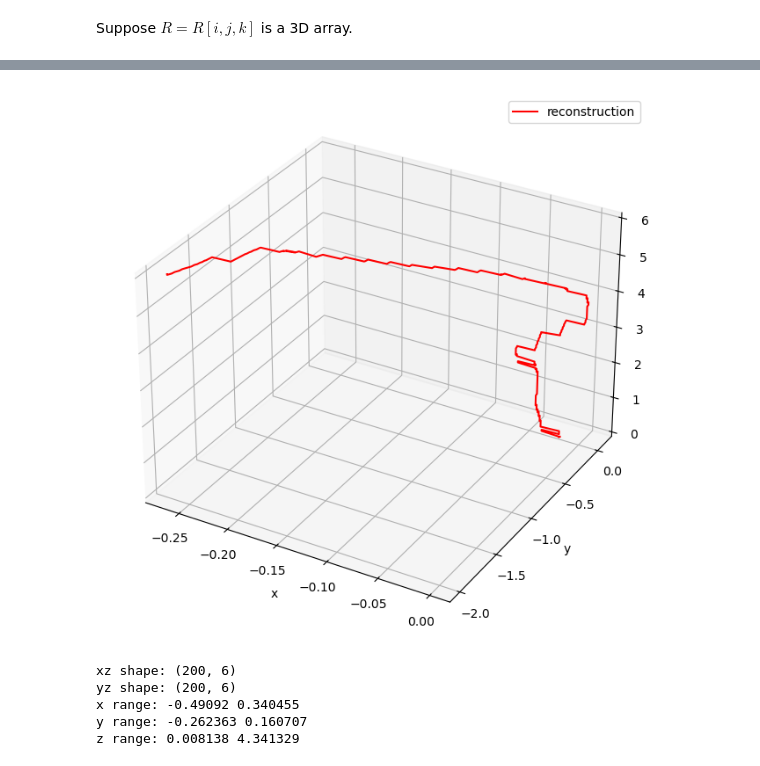
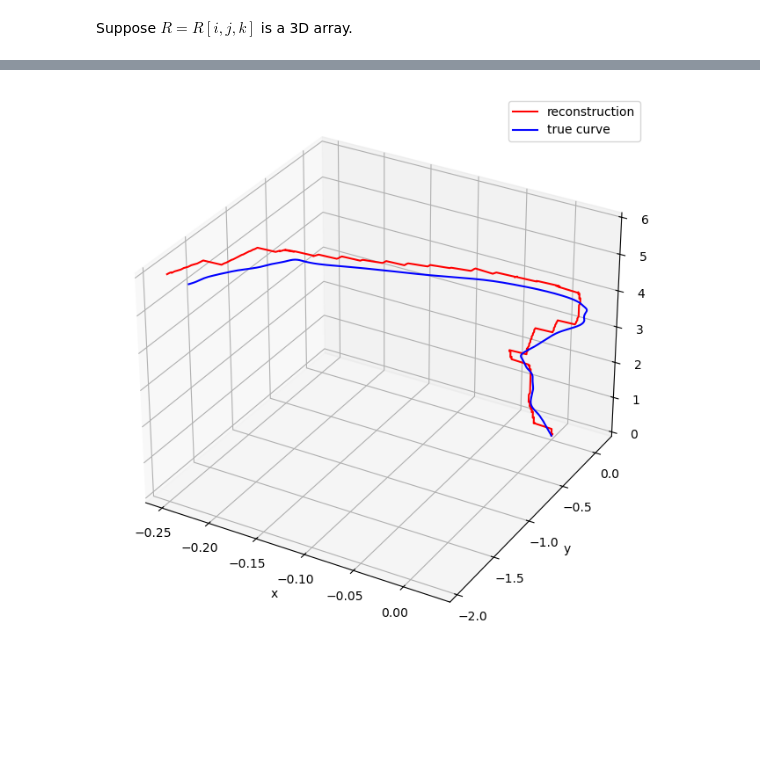
Before and after one commit to josef-lin/HFSP-dodder, a Jupyter notebook: src/data-reconstruction/probability-reconstruction.ipynb, the cells around one changed output, grey strips where cells are left out. Saved outputs shown, nothing was run; the diff lists cells and outputs as text; code cells hidden in the pictures; blank space fills up the shorter version.

Commit message:
update synthetic curve and points generation, error for reconstructed curve

```diff
--- a/src/data-reconstruction/probability-reconstruction.ipynb
+++ b/src/data-reconstruction/probability-reconstruction.ipynb
@@ -194,49 +194,44 @@ curve_phys = np.column_stack([
     z_phys[curve[:,2].astype(int)]
 ])
 
+curve_phys = np.flipud (curve_phys)
 
-fig = plt.figure(figsize=(8,8))
-ax = fig.add_subplot(111, projection='3d')
-
-ax.plot(
-    curve_phys[:,0],
-    curve_phys[:,1],
-    curve_phys[:,2],
-    'r-',
-    label = "reconstruction"
-)
-
-ax.set_xlabel("x")
-ax.set_ylabel("y")
-ax.set_zlabel("z")
-ax.legend()
-
-plt.show()
+# Then recenter the curve to be at origin
+x0, y0, z0 = curve_phys[0]
+curve_phys -= np.array([x0, y0, z0])
-# %% [output]
-[figure, removed]
+# %%
+true_curve_path = f"../../data/synthetic/images/true_curve.csv"
+
+df = pd.read_csv(true_curve_path)
+
+df = df[(df["gen"] == g) & (df["time"] == float(t))]
+
+true_curve = df[["x", "y", "z"]].values
 # %%
-import pandas as pd
+fig = plt.figure(figsize=(8,8))
+ax = fig.add_subplot(111, projection='3d')
 
-csv_path = f"../../data/synthetic/synthetic_data_independent_views.csv"
+ax.plot(
+    curve_phys[:,0],
+    curve_phys[:,1],
+    curve_phys[:,2],
+    'r-',
+    label = "reconstruction"
+)
 
-df = pd.read_csv(csv_path)
+ax.plot(
+    true_curve[:,0],
+    true_curve[:,1],
+    true_curve[:,2],
+    'b-',
+    label = "true curve"
+)
 
-df = df[(df["gen"] == g) & (df["time"] == float(t))]
+ax.set_xlabel("x")
+ax.set_ylabel("y")
+ax.set_zlabel("z")
+ax.legend()
 
-xz = df[df["view"] == "xz"]
-yz = df[df["view"] == "yz"]
-print("xz shape:", xz.shape)
-print("yz shape:", yz.shape)
-
-xmin, xmax = xz["coord1"].min(), xz["coord1"].max()
-ymin, ymax = yz["coord1"].min(), yz["coord1"].max()
-zmin, zmax = xz["coord2"].min(), xz["coord2"].max()
-print("x range:", xmin, xmax)
-print("y range:", ymin, ymax)
-print("z range:", zmin, zmax)
+plt.show()
 # %% [output]
-xz shape: (200, 6)
-yz shape: (200, 6)
-x range: -0.49092 0.340455
-y range: -0.262363 0.160707
-z range: 0.008138 4.341329
+[figure, added]
```
Also changed, not shown: parts of 7 cells of this notebook, 2 other files.
